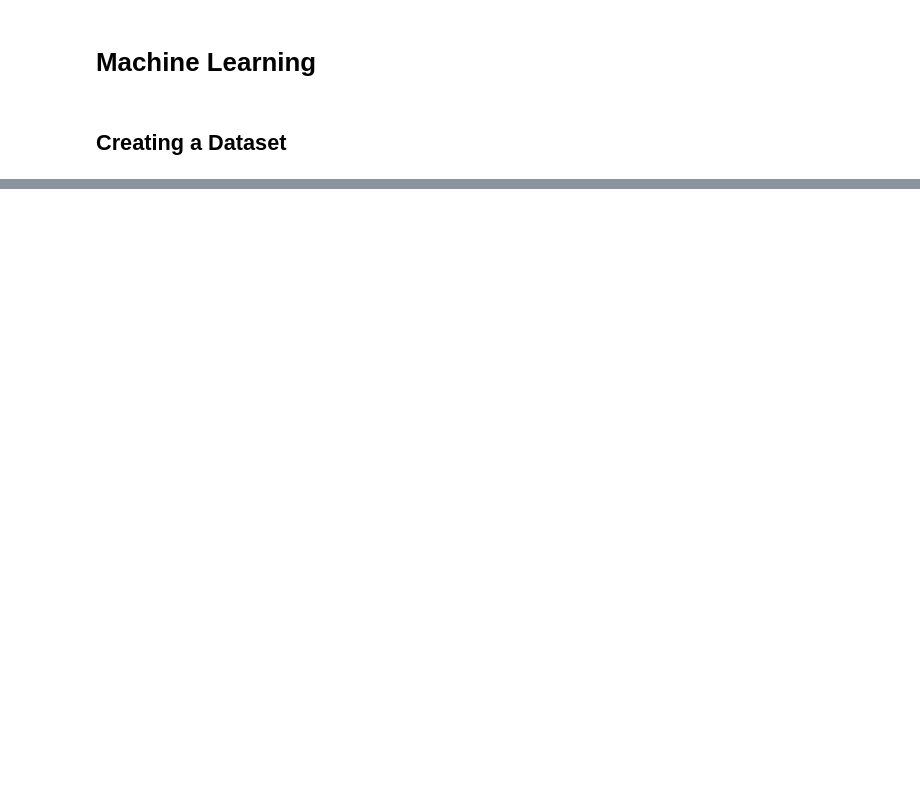
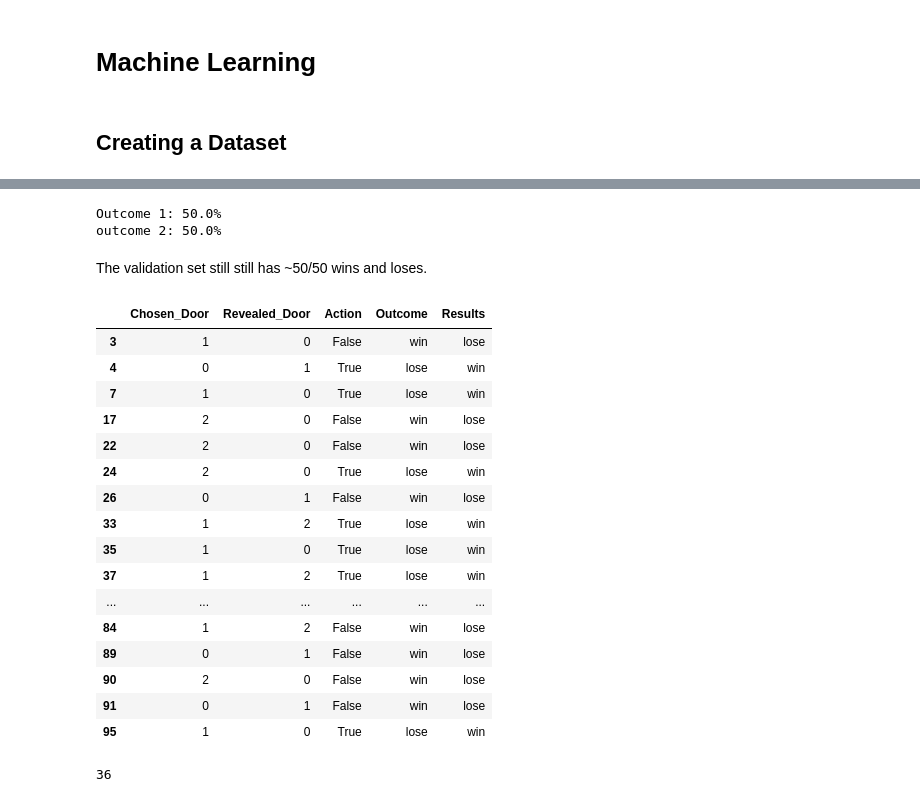
Before and after one commit to L-brierton/Monty-Hall-Problem, a Jupyter notebook: The Monty Hall Problem Demonstrated.ipynb, the cells around one changed output, grey strips where cells are left out. Drawn from its saved outputs; the diff is of its cells as text; code cells hidden in the pictures; blank space fills up the shorter version.

```diff
--- a/The Monty Hall Problem Demonstrated.ipynb
+++ b/The Monty Hall Problem Demonstrated.ipynb
@@ -192,7 +196,7 @@ This dataset looks good for further analysis. Let's split it 80/20 into a testin
 # %%
 array = dataset.values
-X = array[:,0:4]
-Y = array[:,4]
+X = array[:,0:3]
+Y = array[:,3]
 validation_size = 0.20
 seed = 7
 X_train, X_validation, Y_train, Y_validation = model_selection.train_test_split(X, Y, test_size=validation_size, random_state=seed)
@@ -256,0 +243,5 @@ We find that the accuracy of the models seemed to be capped at ~0.67, could this
+# %%
+dataset_validation = pd.DataFrame(data=X_validation, columns=['Chosen_Door', 'Revealed_Door', 'Action'])
+dataset_validation['Outcome'] = Y_validation
+dataset_validation['Results'] = predictions
+dataset_validation.head()
@@ -256,0 +255,34 @@ We find that the accuracy of the models seemed to be capped at ~0.67, could this
+# %%
+lose_percentage_validation = dataset_validation.groupby('Outcome').size()[0]/(numbers_of_games/5)*100
+win_percentage_validation = dataset_validation.groupby('Outcome').size()[1]/(numbers_of_games/5)*100
+print("Outcome 1: {}%".format(round(lose_percentage_validation)))
+print("outcome 2: {}%".format(round(win_percentage_validation)))
+# %% [output]
+Outcome 1: 50.0%
+outcome 2: 50.0%
+# %% [markdown]
+The validation set still still has ~50/50 wins and loses.
+# %%
+dataset_validation.loc[dataset_validation['Outcome'] != dataset_validation['Results']]
+# %% [output]
+|  | Chosen_Door | Revealed_Door | Action | Outcome | Results |
+| 3 | 1 | 0 | False | win | lose |
+| 4 | 0 | 1 | True | lose | win |
+| 7 | 1 | 0 | True | lose | win |
+| 17 | 2 | 0 | False | win | lose |
+| 22 | 2 | 0 | False | win | lose |
+| 24 | 2 | 0 | True | lose | win |
+| 26 | 0 | 1 | False | win | lose |
+| 33 | 1 | 2 | True | lose | win |
+| 35 | 1 | 0 | True | lose | win |
+| 37 | 1 | 2 | True | lose | win |
+| ... | ... | ... | ... | ... | ... |
+| 84 | 1 | 2 | False | win | lose |
+| 89 | 0 | 1 | False | win | lose |
+| 90 | 2 | 0 | False | win | lose |
+| 91 | 0 | 1 | False | win | lose |
+| 95 | 1 | 0 | True | lose | win |
+# %%
+len(dataset_validation.loc[dataset_validation['Outcome'] != dataset_validation['Results']])
+# %% [output]
+36
```
Also changed, not shown: parts of 36 cells of this notebook.
